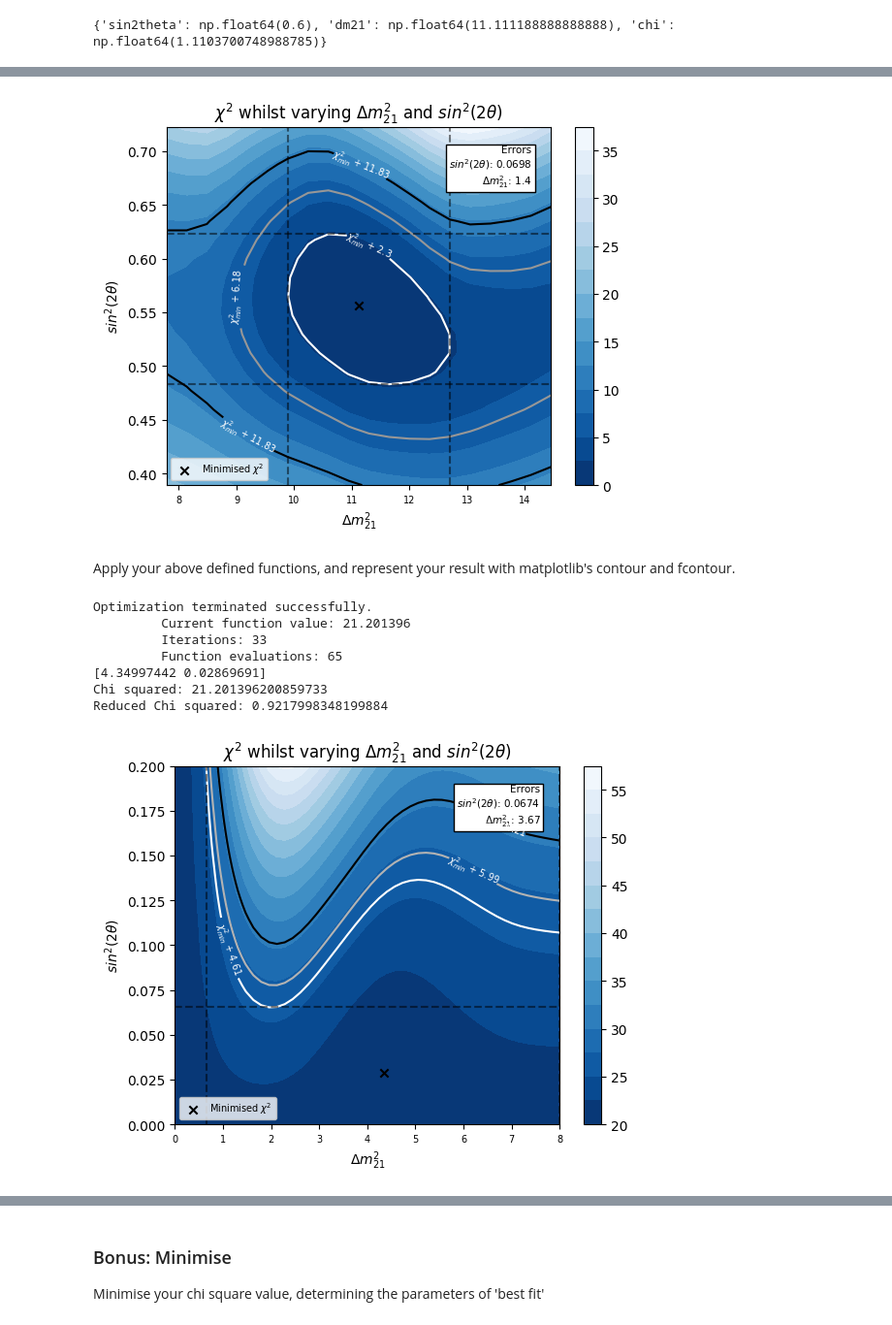
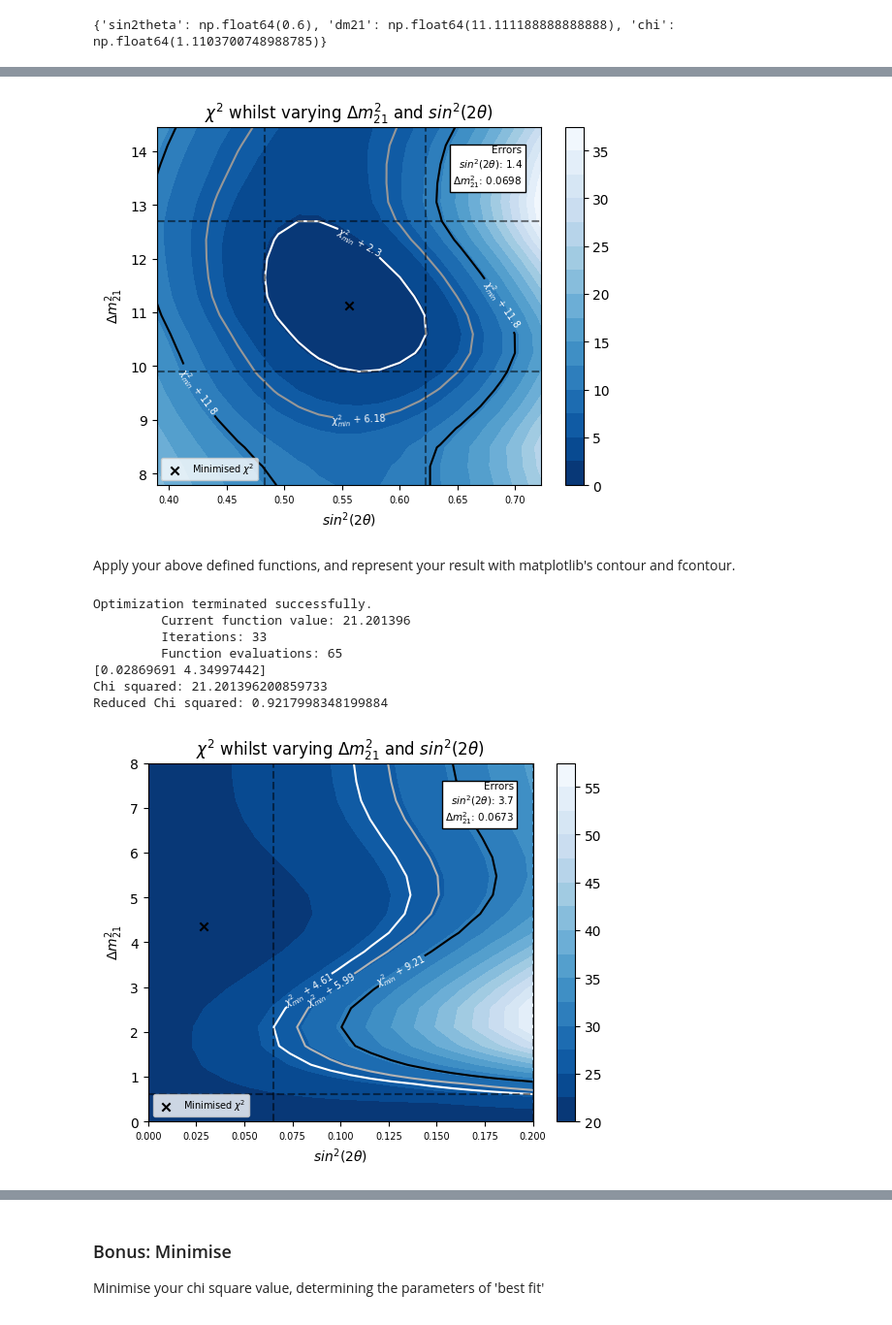
Before and after one commit to fredrikshaw/UOMLabs, a Jupyter notebook: MainAnalysis_template.ipynb, the cells around one changed output, grey strips where cells are left out. Shown at 97% size. Drawn from its saved outputs; the diff is of its cells as text; code cells hidden in the pictures.

```diff
--- a/MainAnalysis_template.ipynb
+++ b/MainAnalysis_template.ipynb
@@ -534,10 +547,11 @@ plt.show()
 # muon disappearance application to reconstructed neutrino energy
 
 E_vals = np.array([E for E in MC_EXT_CUT['true_E']])
-L = 0.47
-dm21 = 0.003
+L =0.47
+dm21 = 11.112
 theta = np.pi/6
-probabilities = 1 - P_oscillation(theta, dm21, L, E_vals)
+sin2theta = 0.556
+probabilities = 1 - P_oscillation(0, dm21, L, E_vals, sin2theta=sin2theta)
 plt.scatter(E_vals, probabilities)
 plt.show()
 # %% [output]
@@ -646,7 +660,7 @@ def chi_from_params(test_data, data_heights, dm21, sin2theta, reduced=False):
     MC_heights, _ = np.histogram(test_data['trk_energy_tot'], bins=23, weights=np.array(test_data['weight']) * probabilities)
 
     chi = chi2(MC_heights, data_heights, MC_heights * 0.15, reduced=reduced)
-    if dm21<0 or dm21>50 or sin2theta<0 or sin2theta>1:
+    if dm21<0  or sin2theta<0 or sin2theta>1:
         return 1e8
     return chi
 # %%
@@ -683,15 +697,15 @@ def find_min_chi(test_data, data_heights, constants):
     '''
     import scipy.optimize as opt
     def chi_temp(a):
-        return chi_from_params(test_data, data_heights, a[0], a[1])
+        return chi_from_params(test_data, data_heights, a[1], a[0])
     minimum = opt.fmin(chi_temp, constants, disp=True, maxiter=100)
     return minimum
 
-osc_min_chi_vals = find_min_chi(MC_EXT_CUT, oscillated_data_heights, [12, 0.5])
+osc_min_chi_vals = find_min_chi(MC_EXT_CUT, oscillated_data_heights, [0.5, 12])
 print(osc_min_chi_vals)
-osc_min_chi = chi_from_params(MC_EXT_CUT, oscillated_data_heights, osc_min_chi_vals[0], osc_min_chi_vals[1])
+osc_min_chi = chi_from_params(MC_EXT_CUT, oscillated_data_heights, osc_min_chi_vals[1], osc_min_chi_vals[0])
 print(osc_min_chi)
-red_osc_min_chi = chi_from_params(MC_EXT_CUT, oscillated_data_heights, osc_min_chi_vals[0], osc_min_chi_vals[1], reduced=False)
+red_osc_min_chi = chi_from_params(MC_EXT_CUT, oscillated_data_heights, osc_min_chi_vals[1], osc_min_chi_vals[0], reduced=False)
 print(red_osc_min_chi)
 # %% [output]
 Optimization terminated successfully.
@@ -793,32 +832,34 @@ ax = fig.subplots()
 ax, cp, uncertainties = plot_chi(MC_EXT_CUT, oscillated_data_heights, osc_min_chi_vals, osc_min_chi, ax, RESOLUTION=20)
 fig.colorbar(cp)
 plt.show()
+
+del oscillated_data
 # %% [output]
-[figure, old version]
+[figure, new version]
 # %% [markdown]
 Apply your above defined functions, and represent your result with matplotlib's contour and fcontour.
 # %%
 # oscillate MC wrt to true data
-min_chi_vals = find_min_chi(MC_EXT_CUT, data_frame_heights, [5, 0.02])
+min_chi_vals = find_min_chi(MC_EXT_CUT, data_frame_heights, [0.02, 5])
 print(min_chi_vals)
-min_chi = chi_from_params(MC_EXT_CUT, data_frame_heights, min_chi_vals[0], min_chi_vals[1])
+min_chi = chi_from_params(MC_EXT_CUT, data_frame_heights, min_chi_vals[1], min_chi_vals[0])
 print("Chi squared: " + str(min_chi))
-min_red_chi = chi_from_params(MC_EXT_CUT, data_frame_heights, min_chi_vals[0], min_chi_vals[1], reduced=True)
+min_red_chi = chi_from_params(MC_EXT_CUT, data_frame_heights, min_chi_vals[1], min_chi_vals[0], reduced=True)
 print('Reduced Chi squared: ' + str(min_red_chi))
 # %% [output]
 Optimization terminated successfully.
          Current function value: 21.201396
          Iterations: 33
          Function evaluations: 65
-[4.34997442 0.02869691]
+[0.02869691 4.34997442]
 Chi squared: 21.201396200859733
 Reduced Chi squared: 0.9217998348199884
 # %%
 # contourf application
 fig = plt.figure()
 ax = fig.subplots()
-ax, cp, uncertainties = plot_chi(MC_EXT_CUT, data_frame_heights, min_chi_vals, min_chi, ax, sigma_err=False, override_lims=[np.linspace(0, 8, 50), np.linspace(0, 0.2, 50)])
+ax, cp, uncertainties = plot_chi(MC_EXT_CUT, data_frame_heights, min_chi_vals, min_chi, ax, sigma_err=False, override_lims=[np.linspace(0, 0.2, 20), np.linspace(0, 8, 20)])
 fig.colorbar(cp)
 plt.show()
 # %% [output]
-[figure, old version]
+[figure, new version]
```
Also changed, not shown: parts of 22 cells of this notebook.
